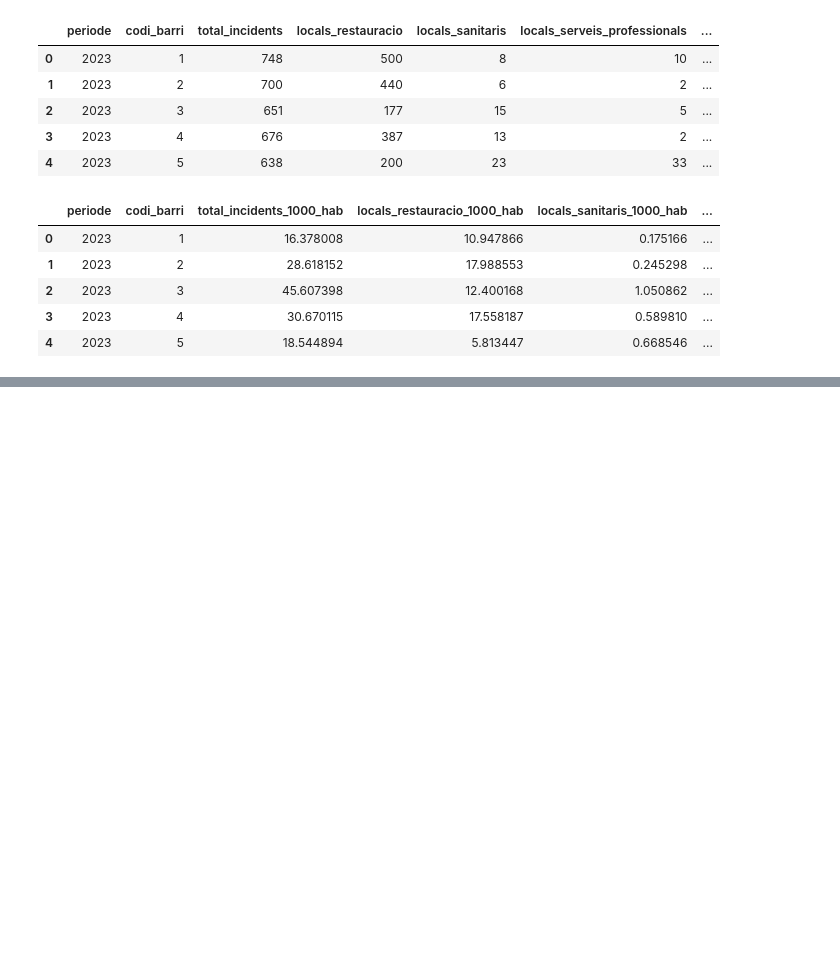
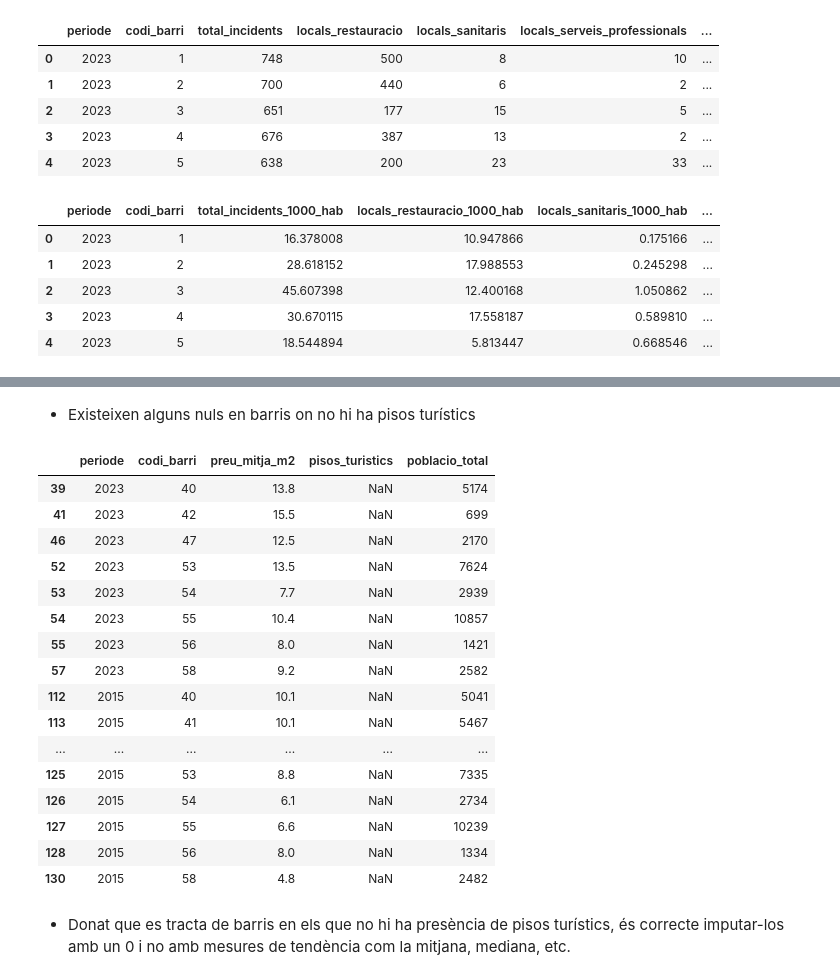
Before and after one commit to joseprau/tfm_gentrificacio_bcn, a Jupyter notebook: notebooks/feature_engineering.ipynb, the cells around one changed output, grey strips where cells are left out. Drawn from its saved outputs; the diff is of its cells as text; code cells hidden in the pictures; blank space fills up the shorter version.

Commit message:
feature engineering dades habitatge

```diff
--- a/notebooks/feature_engineering.ipynb
+++ b/notebooks/feature_engineering.ipynb
@@ -397,0 +399,3 @@ df_urbanes_15 = df_urbanes_final[df_urbanes_final["periode"] == 2015].drop(colum
+# %%
+df_habitatges_23_raw = pd.read_csv("../data/processed/df_habitatge_23.csv")
+df_habitatges_23_raw.head()
@@ -397,0 +409,3 @@ df_urbanes_15 = df_urbanes_final[df_urbanes_final["periode"] == 2015].drop(colum
+# %%
+df_habitatges_15_raw = pd.read_csv("../data/processed/df_habitatge_15.csv")
+df_habitatges_15_raw.head()
@@ -397,0 +419,4 @@ df_urbanes_15 = df_urbanes_final[df_urbanes_final["periode"] == 2015].drop(colum
+# %%
+# Apilem dades
+df_habitatges_concat = pd.concat([df_habitatges_23_raw, df_habitatges_15_raw], keys = [2023, 2015]).reset_index(names = ["periode", "remove"]).drop(columns=["remove"])
+df_habitatges_concat.head()
@@ -397,0 +430,4 @@ df_urbanes_15 = df_urbanes_final[df_urbanes_final["periode"] == 2015].drop(colum
+# %%
+ # Portem informació de les poblacions en cada barri i periode
+df_habitatges_join = df_habitatges_concat.merge(poblacio[["codi_barri", "periode", "poblacio_total"]], on = ["codi_barri", "periode"], how= "left")
+df_habitatges_join.info()
@@ -397,0 +447,24 @@ df_urbanes_15 = df_urbanes_final[df_urbanes_final["periode"] == 2015].drop(colum
+# %% [markdown]
+- Existeixen alguns nuls en barris on no hi ha pisos turístics
+# %%
+df_habitatges_join[df_habitatges_join["pisos_turistics"].isna()]
+# %% [output]
+|  | periode | codi_barri | preu_mitja_m2 | pisos_turistics | poblacio_total |
+| 39 | 2023 | 40 | 13.8 | NaN | 5174 |
+| 41 | 2023 | 42 | 15.5 | NaN | 699 |
+| 46 | 2023 | 47 | 12.5 | NaN | 2170 |
+| 52 | 2023 | 53 | 13.5 | NaN | 7624 |
+| 53 | 2023 | 54 | 7.7 | NaN | 2939 |
+| 54 | 2023 | 55 | 10.4 | NaN | 10857 |
+| 55 | 2023 | 56 | 8.0 | NaN | 1421 |
+| 57 | 2023 | 58 | 9.2 | NaN | 2582 |
+| 112 | 2015 | 40 | 10.1 | NaN | 5041 |
+| 113 | 2015 | 41 | 10.1 | NaN | 5467 |
+| ... | ... | ... | ... | ... | ... |
+| 125 | 2015 | 53 | 8.8 | NaN | 7335 |
+| 126 | 2015 | 54 | 6.1 | NaN | 2734 |
+| 127 | 2015 | 55 | 6.6 | NaN | 10239 |
+| 128 | 2015 | 56 | 8.0 | NaN | 1334 |
+| 130 | 2015 | 58 | 4.8 | NaN | 2482 |
+# %% [markdown]
+- Donat que es tracta de barris en els que no hi ha presència de pisos turístics, és correcte imputar-los amb un 0 i no amb mesures de tendència com la mitjana, mediana, etc.
```
Also changed, not shown: parts of 12 cells of this notebook.
